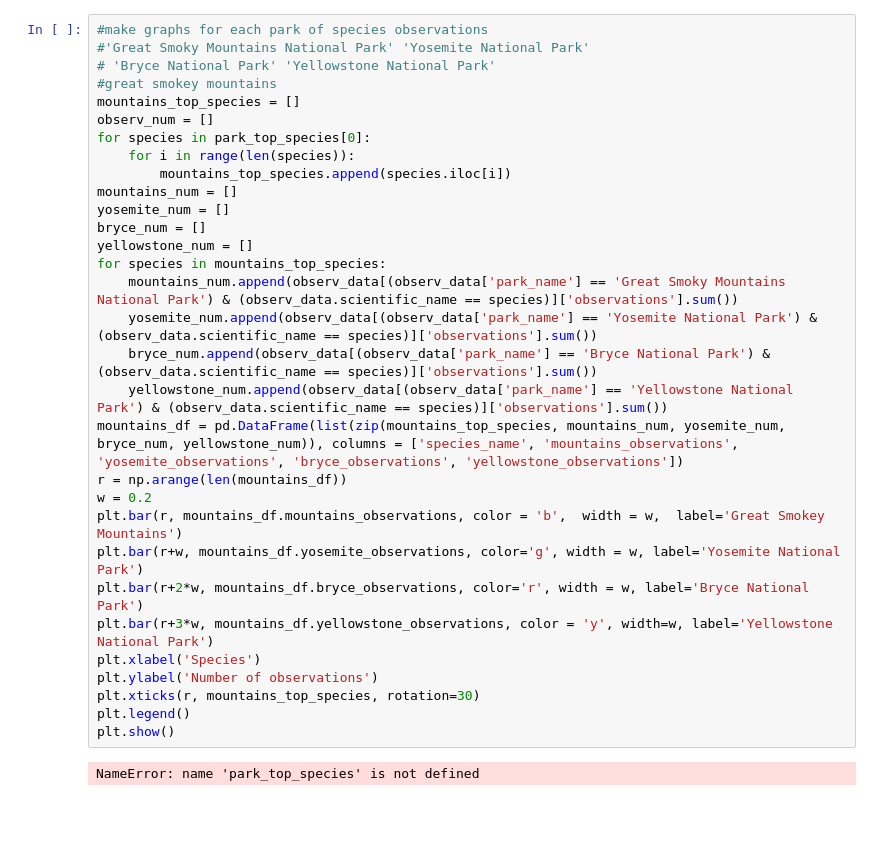
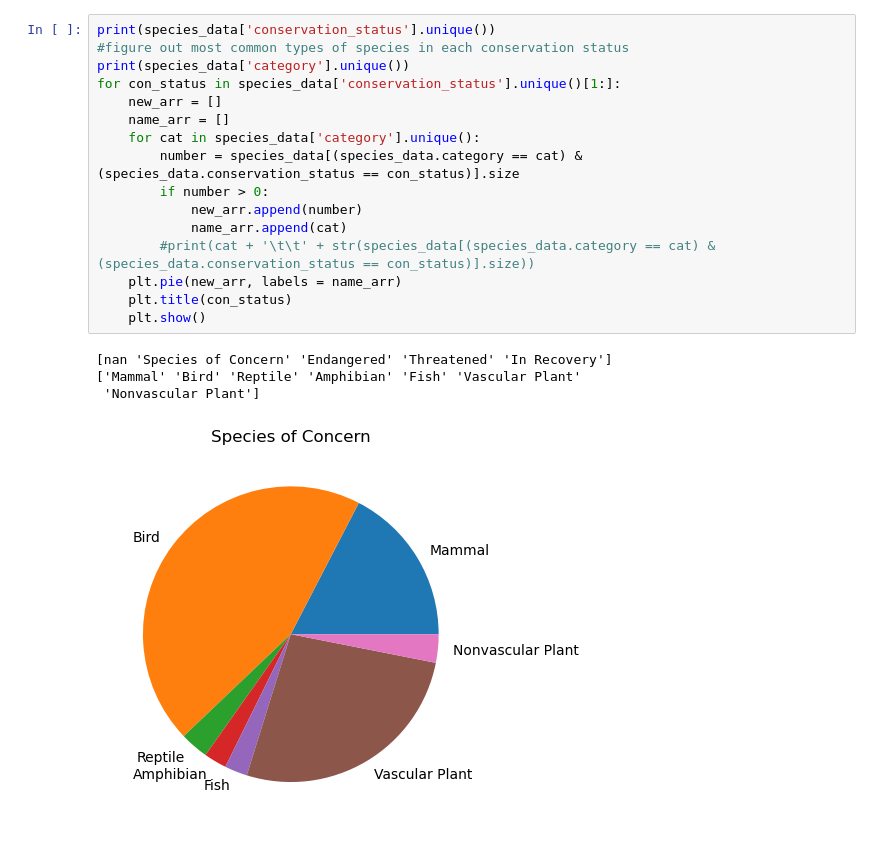
Before and after one commit to jnentwig/biodiversity-project, a Jupyter notebook: biodiversity2.ipynb, the cells around one changed output. Drawn from its saved outputs; the diff is of its cells as text; blank space fills up the shorter version.

```diff
--- a/biodiversity2.ipynb
+++ b/biodiversity2.ipynb
@@ -63,33 +213,21 @@ plt.show()
 # %%
-#make graphs for each park of species observations
-#'Great Smoky Mountains National Park' 'Yosemite National Park'
-# 'Bryce National Park' 'Yellowstone National Park'
-#great smokey mountains
-mountains_top_species = []
-observ_num = []
-for species in park_top_species[0]:
-    for i in range(len(species)):
-        mountains_top_species.append(species.iloc[i])
-mountains_num = []
-yosemite_num = []
-bryce_num = []
-yellowstone_num = []
-for species in mountains_top_species:
-    mountains_num.append(observ_data[(observ_data['park_name'] == 'Great Smoky Mountains National Park') & (observ_data.scientific_name == species)]['observations'].sum())
-    yosemite_num.append(observ_data[(observ_data['park_name'] == 'Yosemite National Park') & (observ_data.scientific_name == species)]['observations'].sum())
-    bryce_num.append(observ_data[(observ_data['park_name'] == 'Bryce National Park') & (observ_data.scientific_name == species)]['observations'].sum())
-    yellowstone_num.append(observ_data[(observ_data['park_name'] == 'Yellowstone National Park') & (observ_data.scientific_name == species)]['observations'].sum())
-mountains_df = pd.DataFrame(list(zip(mountains_top_species, mountains_num, yosemite_num, bryce_num, yellowstone_num)), columns = ['species_name', 'mountains_observations', 'yosemite_observations', 'bryce_observations', 'yellowstone_observations'])
-r = np.arange(len(mountains_df))
-w = 0.2
-plt.bar(r, mountains_df.mountains_observations, color = 'b',  width = w,  label='Great Smokey Mountains')
-plt.bar(r+w, mountains_df.yosemite_observations, color='g', width = w, label='Yosemite National Park')
-plt.bar(r+2*w, mountains_df.bryce_observations, color='r', width = w, label='Bryce National Park')
-plt.bar(r+3*w, mountains_df.yellowstone_observations, color = 'y', width=w, label='Yellowstone National Park')
-plt.xlabel('Species')
-plt.ylabel('Number of observations')
-plt.xticks(r, mountains_top_species, rotation=30)
-plt.legend()
-plt.show()
+print(species_data['conservation_status'].unique())
+#figure out most common types of species in each conservation status
+print(species_data['category'].unique())
+for con_status in species_data['conservation_status'].unique()[1:]:
+    new_arr = []
+    name_arr = []
+    for cat in species_data['category'].unique():
+        number = species_data[(species_data.category == cat) & (species_data.conservation_status == con_status)].size
+        if number > 0:
+            new_arr.append(number)
+            name_arr.append(cat)
+        #print(cat + '\t\t' + str(species_data[(species_data.category == cat) & (species_data.conservation_status == con_status)].size))
+    plt.pie(new_arr, labels = name_arr)
+    plt.title(con_status)
+    plt.show()
 # %% [output]
-NameError: name 'park_top_species' is not defined
+[nan 'Species of Concern' 'Endangered' 'Threatened' 'In Recovery']
+['Mammal' 'Bird' 'Reptile' 'Amphibian' 'Fish' 'Vascular Plant'
+ 'Nonvascular Plant']
+[figure, added]
```
Also changed, not shown: parts of 2 cells of this notebook.
